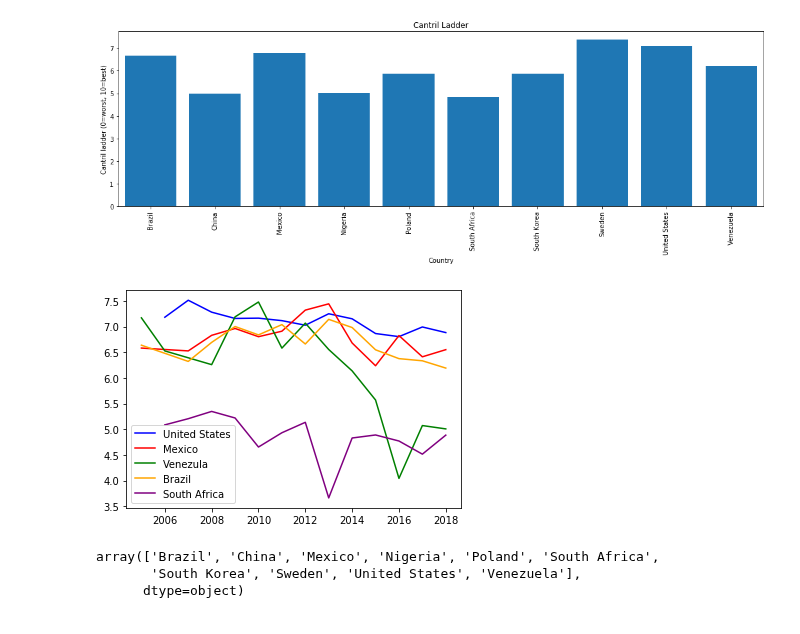
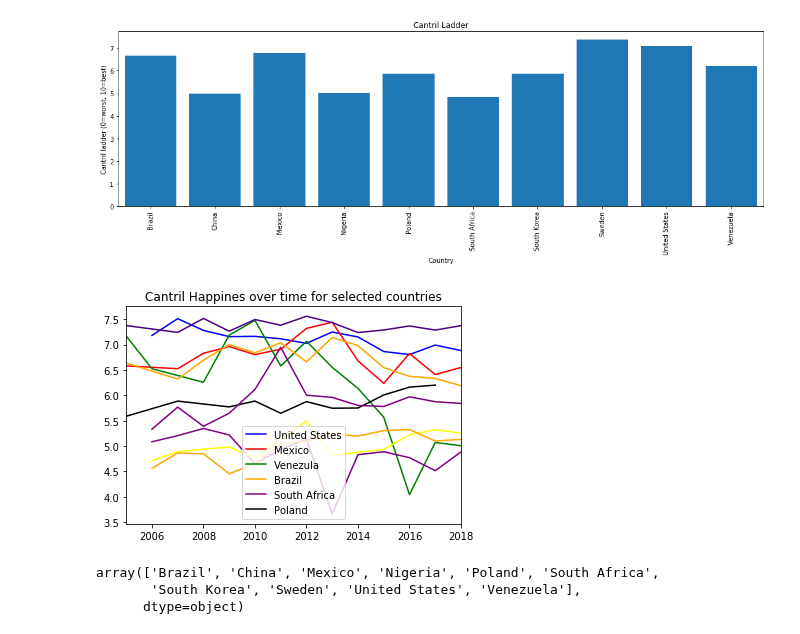
Before and after one commit to JeremyBrent/RUDS_project_1, a Jupyter notebook: Data_analysis.ipynb, the cells around one changed output. Saved outputs shown, nothing was run; the diff lists cells and outputs as text; code cells hidden in the pictures.

Commit message:
finish Cantril happiness over time graph

```diff
--- a/Data_analysis.ipynb
+++ b/Data_analysis.ipynb
@@ -52,39 +70,44 @@ plt.show()
 # %%
 # Obtaining and visualizing Cantril Happiness score over time per chosen country
 filepath = os.path.join("Data","Life_satisfcation_and_happiness","happiness_cantril_ladder.csv")
 data_df = pd.read_csv(filepath)
 
 data_df = data_df.rename(columns={"World Happiness Report 2016 (Cantril Ladder (0=worst; 10=best))":"Cantril Ladder(0=worst,10=best)"})
 data_df = data_df[data_df.Entity.isin(countries_list)]
 countries_list = [name for name in data_df.Entity.unique()]
 years = data_df.Year
 
 # Country data
 US_data = data_df.loc[data_df.Entity == "United States"]
 Mexico_data = data_df.loc[data_df.Entity == "Mexico"]
 Venezuela_data = data_df.loc[data_df.Entity == "Venezuela"]
 Brazil_data = data_df.loc[data_df.Entity == "Brazil"]
 South_Africa_data = data_df.loc[data_df.Entity == "South Africa"]
-
+Nigeria_data = data_df.loc[data_df.Entity == "Nigeria"]
+Poland_data = data_df.loc[data_df.Entity == "Poland"]
+Sweden_data = data_df.loc[data_df.Entity == "Sweden"]
+China_data = data_df.loc[data_df.Entity == "China"]
+South_Korea_data = data_df.loc[data_df.Entity == "South Korea"]
 
 # Country lines
 US_line, = plt.plot(US_data.Year, US_data["Cantril Ladder(0=worst,10=best)"], color="blue", label="United States")
 Mexico_line, = plt.plot(Mexico_data.Year, Mexico_data["Cantril Ladder(0=worst,10=best)"], color="red", label="Mexico")
 Venezuela_line, = plt.plot(Venezuela_data.Year, Venezuela_data["Cantril Ladder(0=worst,10=best)"], color="green", label="Venezula")
 Brazil_line, = plt.plot(Brazil_data.Year, Brazil_data["Cantril Ladder(0=worst,10=best)"], color="orange", label="Brazil")
 South_Africa_line, = plt.plot(South_Africa_data.Year, South_Africa_data["Cantril Ladder(0=worst,10=best)"], color="purple", label="South Africa")
-# # # Nigeria_line, =
-# # # Poland_line, =
-# # # Sweden_line, =
-# # # China_line, =
-# # # South Korea_line, =
+Nigeria_line, = plt.plot(Nigeria_data.Year, Nigeria_data["Cantril Ladder(0=worst,10=best)"], color="yellow", label="Nigeria")
+Poland_line, = plt.plot(Poland_data.Year, Poland_data["Cantril Ladder(0=worst,10=best)"], color="black", label="Poland")
+Sweden_line, = plt.plot(Sweden_data.Year, Sweden_data["Cantril Ladder(0=worst,10=best)"], color="indigo", label="Sweden")
+China_line, = plt.plot(China_data.Year, China_data["Cantril Ladder(0=worst,10=best)"], color="orange", label="China")
+South_Korea_line, = plt.plot(South_Korea_data.Year, South_Korea_data["Cantril Ladder(0=worst,10=best)"], color="purple", label="South Korea")
 
 
-plt.legend(handles=[US_line,Mexico_line,Venezuela_line,Brazil_line,South_Africa_line], loc="best")
-
+plt.legend(handles=[US_line,Mexico_line,Venezuela_line,Brazil_line,South_Africa_line,Poland_line], loc="best")
+plt.xlim(min(years),max(years))
+plt.title("Cantril Happines over time for selected countries")
 plt.show()
 # %% [output]
-[figure, old version]
+[figure, new version]
 # %%
 plt.plot?
 # %%
```
Also changed, not shown: parts of 2 cells of this notebook, 2 other files.
